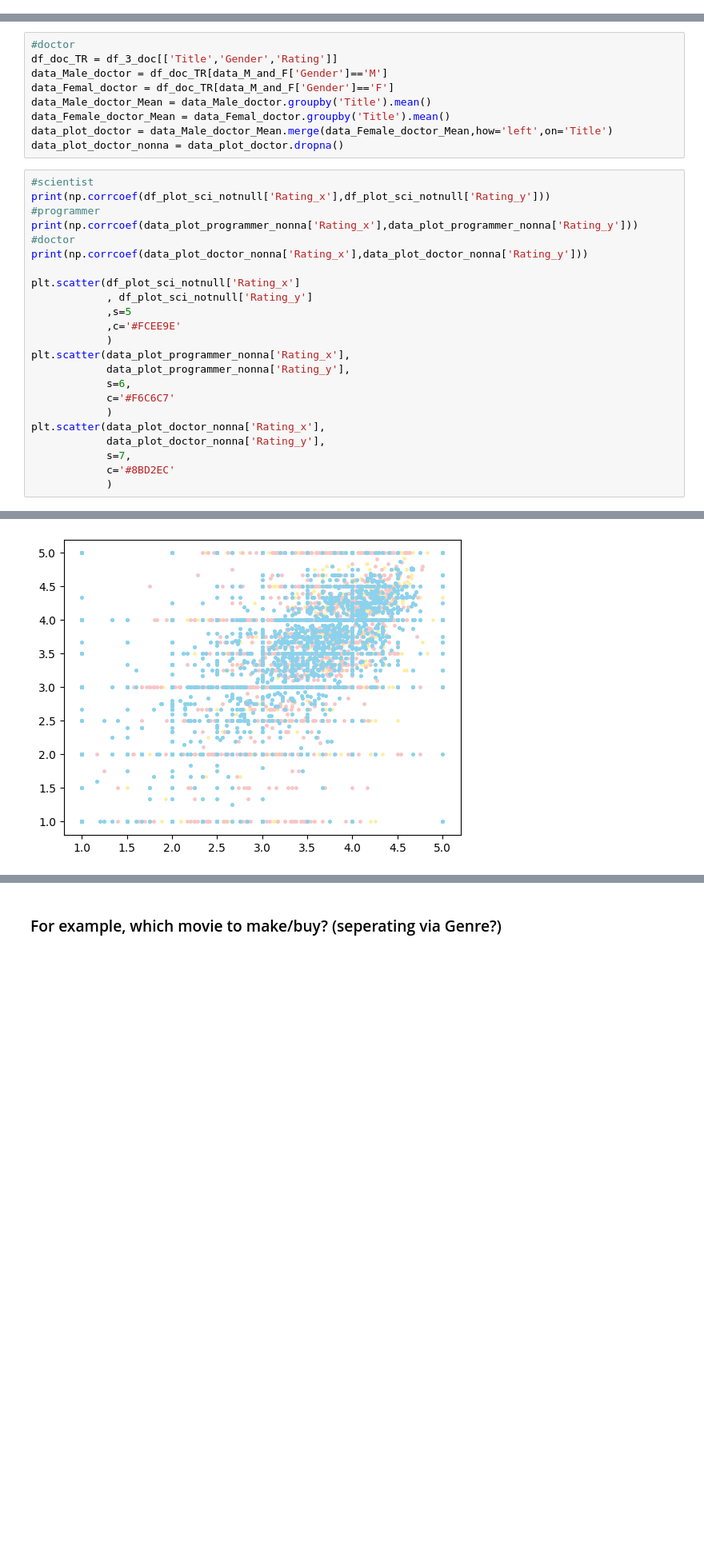
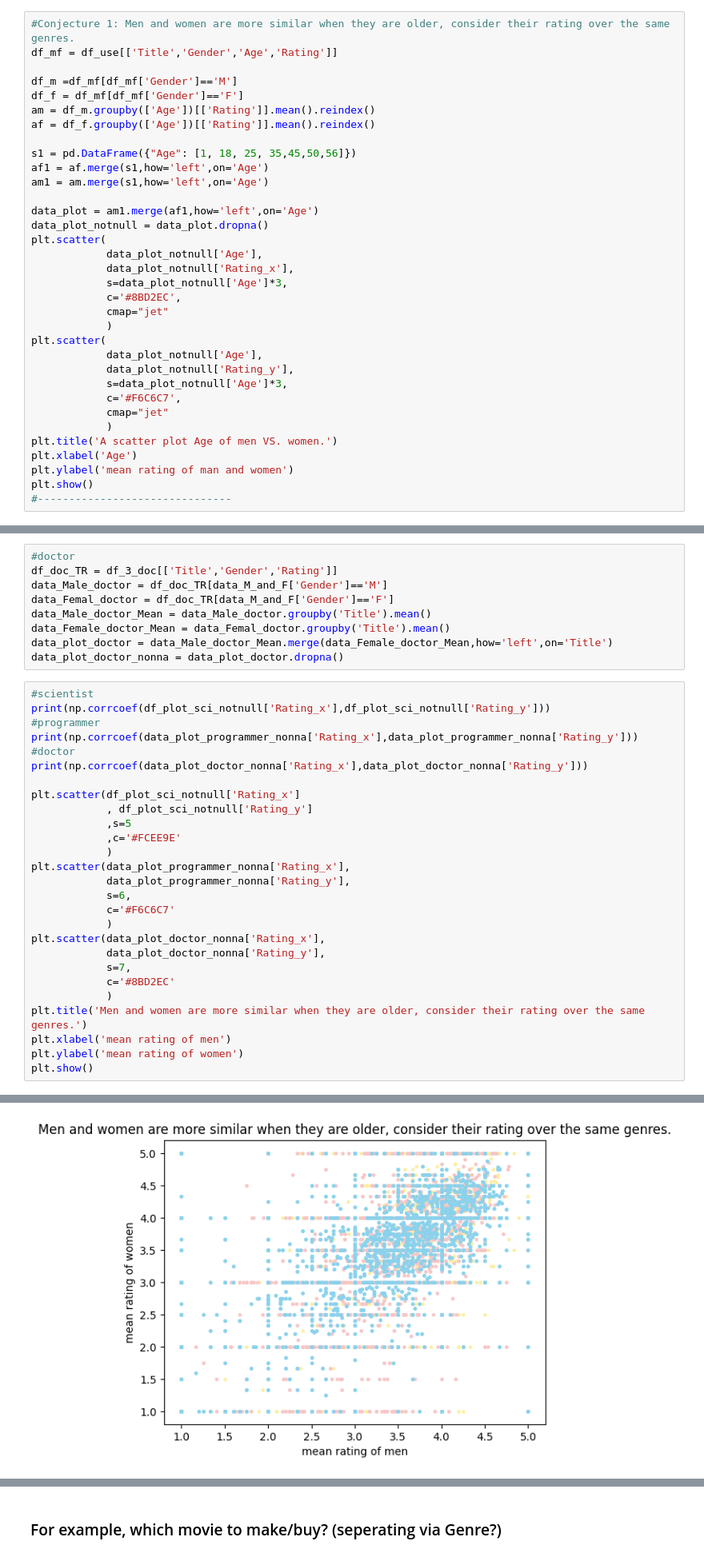
Before and after one commit to Tonry12/data_science_bootcamp_8_tonnaw, a Jupyter notebook: Project2_66.ipynb, the cells around one changed output, grey strips where cells are left out. Shown at 80% size. Drawn from its saved outputs; the diff is of its cells as text; blank space fills up the shorter version.

```diff
--- a/Project2_66.ipynb
+++ b/Project2_66.ipynb
@@ -243,0 +262,34 @@ Conjecture 3: Men and women more similar when they watch Action, Drama, War, and
+# %%
+#Conjecture 1: Men and women are more similar when they are older, consider their rating over the same genres.
+df_mf = df_use[['Title','Gender','Age','Rating']]
+
+df_m =df_mf[df_mf['Gender']=='M']
+df_f = df_mf[df_mf['Gender']=='F']
+am = df_m.groupby(['Age'])[['Rating']].mean().reindex()
+af = df_f.groupby(['Age'])[['Rating']].mean().reindex()
+
+s1 = pd.DataFrame({"Age": [1, 18, 25, 35,45,50,56]})
+af1 = af.merge(s1,how='left',on='Age')
+am1 = am.merge(s1,how='left',on='Age')
+
+data_plot = am1.merge(af1,how='left',on='Age')
+data_plot_notnull = data_plot.dropna()
+plt.scatter(
+            data_plot_notnull['Age'],
+            data_plot_notnull['Rating_x'],
+            s=data_plot_notnull['Age']*3,
+            c='#8BD2EC',
+            cmap="jet"
+            )
+plt.scatter(
+            data_plot_notnull['Age'],
+            data_plot_notnull['Rating_y'],
+            s=data_plot_notnull['Age']*3,
+            c='#F6C6C7',
+            cmap="jet"
+            )
+plt.title('A scatter plot Age of men VS. women.')
+plt.xlabel('Age')
+plt.ylabel('mean rating of man and women')
+plt.show()
+#-------------------------------
@@ -299,6 +361,10 @@ plt.scatter(data_plot_doctor_nonna['Rating_x'],
             s=7,
             c='#8BD2EC'
             )
+plt.title('Men and women are more similar when they are older, consider their rating over the same genres.')
+plt.xlabel('mean rating of men')
+plt.ylabel('mean rating of women')
+plt.show()
 # %% [output]
 [[1.         0.47962135]
  [0.47962135 1.        ]]
@@ -310,4 +375,4 @@ plt.scatter(data_plot_doctor_nonna['Rating_x'],
-[figure, old version]
+[figure, new version]
 # %% [markdown]
 # Problem 4:
 ## Open Ended Question:  Business Intelligence
```
Also changed, not shown: parts of 5 cells of this notebook.
